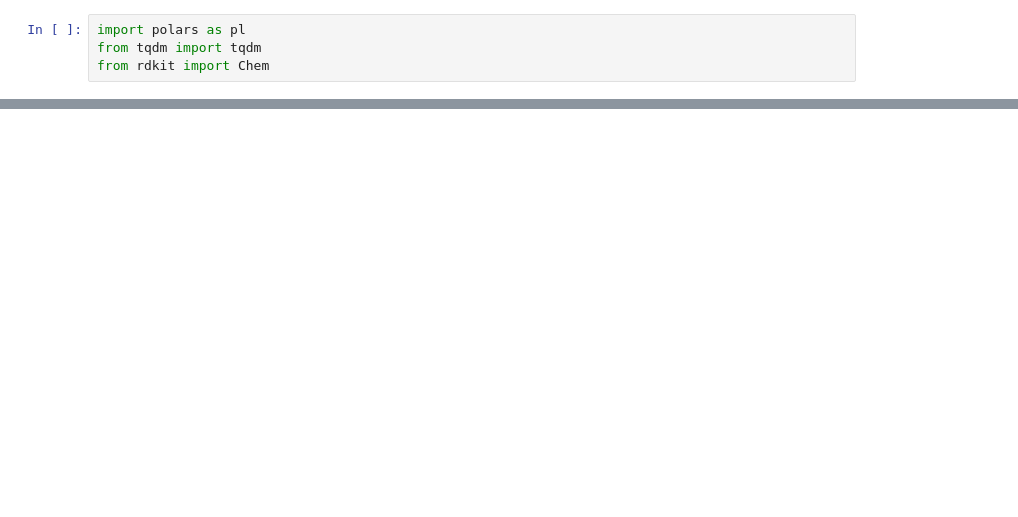
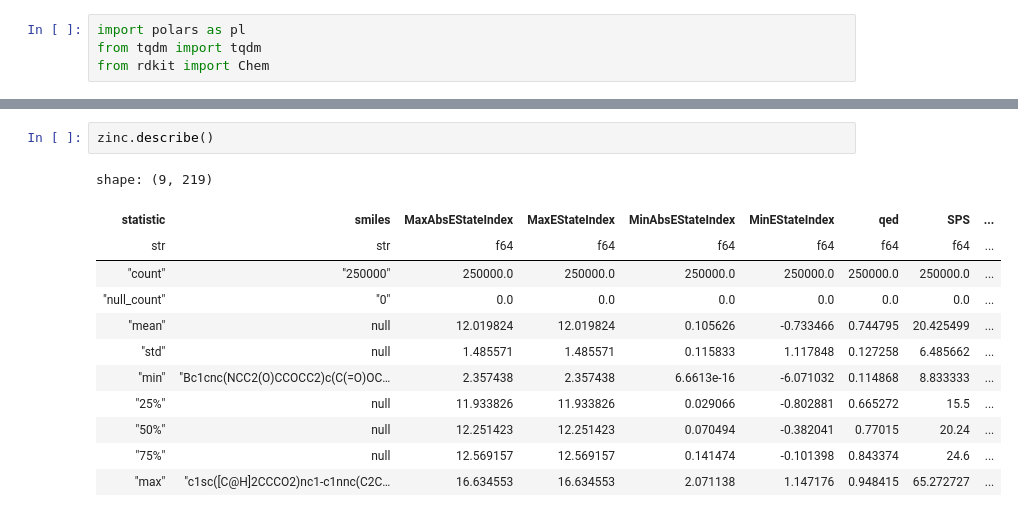
Before and after one commit to eda-ginger/Molecule-Learning, a Jupyter notebook: preprocessing.ipynb, the cells around one changed output, grey strips where cells are left out. Saved outputs shown, nothing was run; the diff lists cells and outputs as text; blank space fills up the shorter version.

```diff
--- a/preprocessing.ipynb
+++ b/preprocessing.ipynb
@@ -63,0 +50,15 @@ print(count)
+# %%
+zinc.describe()
+# %% [output]
+shape: (9, 219)
+| statistic | smiles | MaxAbsEStateIndex | MaxEStateIndex | MinAbsEStateIndex | MinEStateIndex | qed | SPS | ... |
+| str | str | f64 | f64 | f64 | f64 | f64 | f64 | ... |
+| "count" | "250000" | 250000.0 | 250000.0 | 250000.0 | 250000.0 | 250000.0 | 250000.0 | ... |
+| "null_count" | "0" | 0.0 | 0.0 | 0.0 | 0.0 | 0.0 | 0.0 | ... |
+| "mean" | null | 12.019824 | 12.019824 | 0.105626 | -0.733466 | 0.744795 | 20.425499 | ... |
+| "std" | null | 1.485571 | 1.485571 | 0.115833 | 1.117848 | 0.127258 | 6.485662 | ... |
+| "min" | "Bc1cnc(NCC2(O)CCOCC2)c(C(=O)OC… | 2.357438 | 2.357438 | 6.6613e-16 | -6.071032 | 0.114868 | 8.833333 | ... |
+| "25%" | null | 11.933826 | 11.933826 | 0.029066 | -0.802881 | 0.665272 | 15.5 | ... |
+| "50%" | null | 12.251423 | 12.251423 | 0.070494 | -0.382041 | 0.77015 | 20.24 | ... |
+| "75%" | null | 12.569157 | 12.569157 | 0.141474 | -0.101398 | 0.843374 | 24.6 | ... |
+| "max" | "c1sc([C@H]2CCCO2)nc1-c1nnc(C2C… | 16.634553 | 16.634553 | 2.071138 | 1.147176 | 0.948415 | 65.272727 | ... |
```
Also changed, not shown: parts of 20 cells of this notebook, 8 other files.
